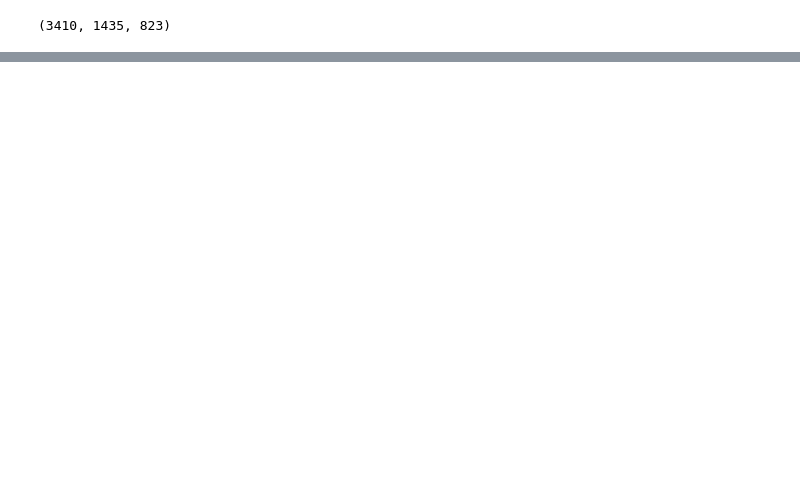
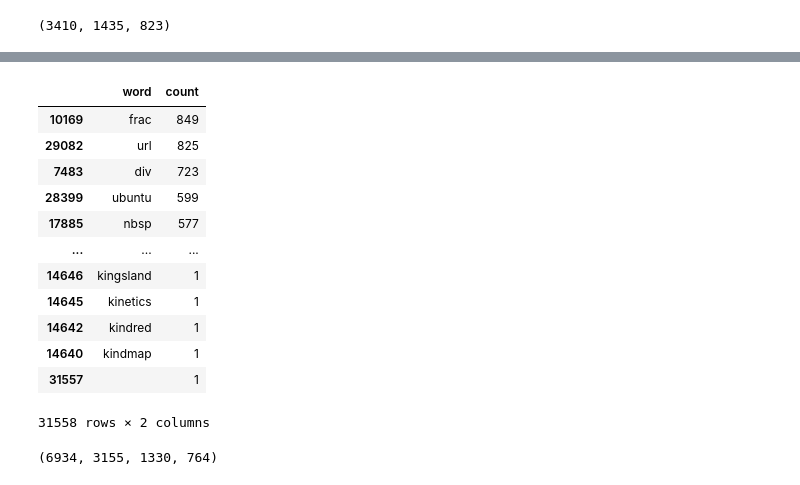
Before and after one commit to guchio3/kaggle-google-quest, a Jupyter notebook: notebooks/e09X_preprocess_texts.ipynb, the cells around one changed output, grey strips where cells are left out. Cells and saved outputs as stored; diff of their text form; code cells hidden in the pictures; blank space fills up the shorter version.

```diff
--- a/notebooks/e09X_preprocess_texts.ipynb
+++ b/notebooks/e09X_preprocess_texts.ipynb
@@ -525,0 +532,5 @@ res_df['count'].hist(bins=200, alpha=0.5)
+# %%
+import re
+trn_df = clean_data(trn_df, ['question_title', 'question_body', 'answer'])
+# %%
+t, q, a = check_converge(bert_tokenizer_keys, trn_df)
@@ -525,0 +539,9 @@ res_df['count'].hist(bins=200, alpha=0.5)
+# %%
+# 専門用語が多そう, これは vocab にいれてもよいのでは？
+tt = pd.Series(t).sort_values(ascending=False)
+qq = pd.Series(q).sort_values(ascending=False)
+aa = pd.Series(a).sort_values(ascending=False)
+
+display(tt.loc[set(tt.index) - bert_tokenizer_keys].sort_values(ascending=False).reset_index().head(100))
+display(qq.loc[set(qq.index) - bert_tokenizer_keys].sort_values(ascending=False).reset_index().head(100))
+display(aa.loc[set(aa.index) - bert_tokenizer_keys].sort_values(ascending=False).reset_index().head(100))
@@ -525,0 +600,23 @@ res_df['count'].hist(bins=200, alpha=0.5)
+# %%
+_df = pd.concat([tt.loc[set(tt.index) - bert_tokenizer_keys], qq.loc[set(qq.index) - bert_tokenizer_keys], aa.loc[set(aa.index) - bert_tokenizer_keys]], axis=0).reset_index(drop=False).reset_index(drop=True)
+_df.columns = ['word', 'count']
+res_df = _df.groupby('word').sum().reset_index().sort_values('count', ascending=False)
+res_df
+# %% [output]
+|  | word | count |
+| 10169 | frac | 849 |
+| 29082 | url | 825 |
+| 7483 | div | 723 |
+| 28399 | ubuntu | 599 |
+| 17885 | nbsp | 577 |
+| ... | ... | ... |
+| 14646 | kingsland | 1 |
+| 14645 | kinetics | 1 |
+| 14642 | kindred | 1 |
+| 14640 | kindmap | 1 |
+| 31557 | ﻿ | 1 |
+31558 rows × 2 columns
+# %%
+(res_df['count'] >= 5).sum(),(res_df['count'] >= 10).sum(),(res_df['count'] >= 20).sum(),(res_df['count'] >= 30).sum(),
+# %% [output]
+(6934, 3155, 1330, 764)
```
Also changed, not shown: parts of 8 cells of this notebook, 4 other files.
